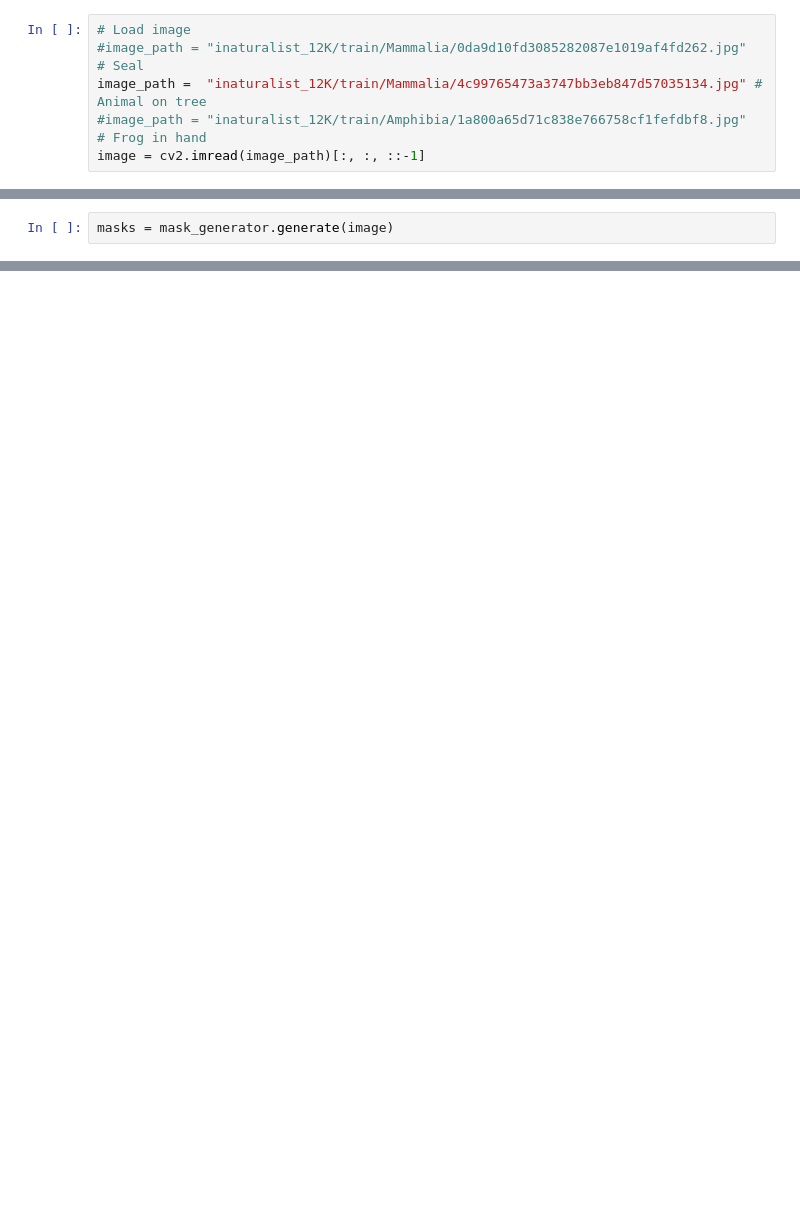
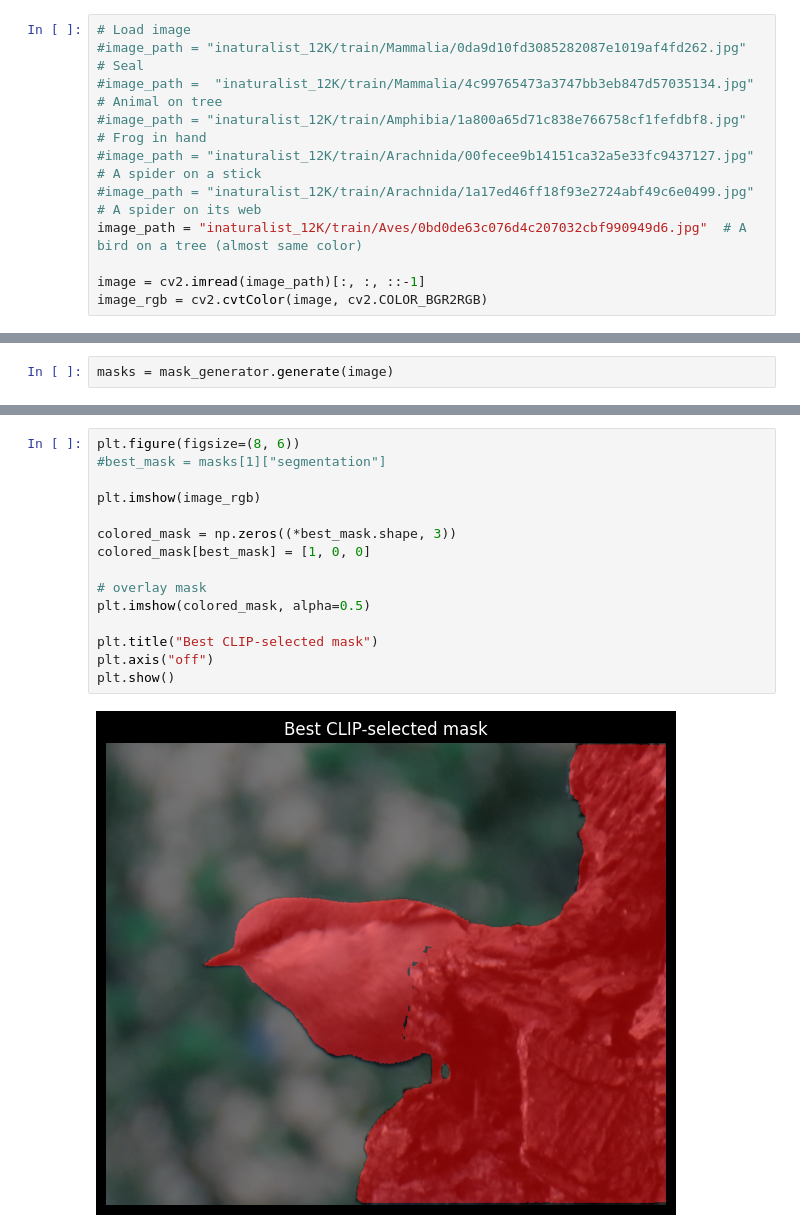
Before and after one commit to robin-szy/foreground-segmentation-shortcut-learning, a Jupyter notebook: Segmentation.ipynb, the cells around one changed output, grey strips where cells are left out. Saved outputs shown, nothing was run; the diff lists cells and outputs as text; blank space fills up the shorter version.

```diff
--- a/Segmentation.ipynb
+++ b/Segmentation.ipynb
@@ -8,9 +8,14 @@ import math
 # %%
 # Load image
 #image_path = "inaturalist_12K/train/Mammalia/0da9d10fd3085282087e1019af4fd262.jpg"  # Seal
-image_path =  "inaturalist_12K/train/Mammalia/4c99765473a3747bb3eb847d57035134.jpg" # Animal on tree
+#image_path =  "inaturalist_12K/train/Mammalia/4c99765473a3747bb3eb847d57035134.jpg" # Animal on tree
 #image_path = "inaturalist_12K/train/Amphibia/1a800a65d71c838e766758cf1fefdbf8.jpg"  # Frog in hand
+#image_path = "inaturalist_12K/train/Arachnida/00fecee9b14151ca32a5e33fc9437127.jpg" # A spider on a stick
+#image_path = "inaturalist_12K/train/Arachnida/1a17ed46ff18f93e2724abf49c6e0499.jpg"  # A spider on its web
+image_path = "inaturalist_12K/train/Aves/0bd0de63c076d4c207032cbf990949d6.jpg"  # A bird on a tree (almost same color)
+
 image = cv2.imread(image_path)[:, :, ::-1]
+image_rgb = cv2.cvtColor(image, cv2.COLOR_BGR2RGB)
 # %%
 # Load SAM model (use vit_b for laptop)
 model_type = "vit_b"
@@ -77,0 +312,17 @@ plt.show()
+# %%
+plt.figure(figsize=(8, 6))
+#best_mask = masks[1]["segmentation"]
+
+plt.imshow(image_rgb)
+
+colored_mask = np.zeros((*best_mask.shape, 3))
+colored_mask[best_mask] = [1, 0, 0]
+
+# overlay mask
+plt.imshow(colored_mask, alpha=0.5)
+
+plt.title("Best CLIP-selected mask")
+plt.axis("off")
+plt.show()
+# %% [output]
+[figure, added]
```
Also changed, not shown: parts of 7 cells of this notebook, 17 other files.
